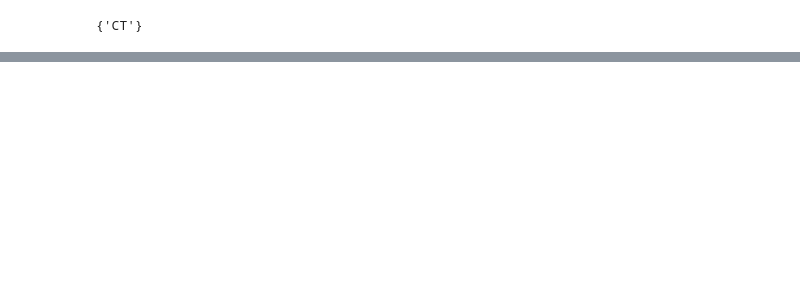
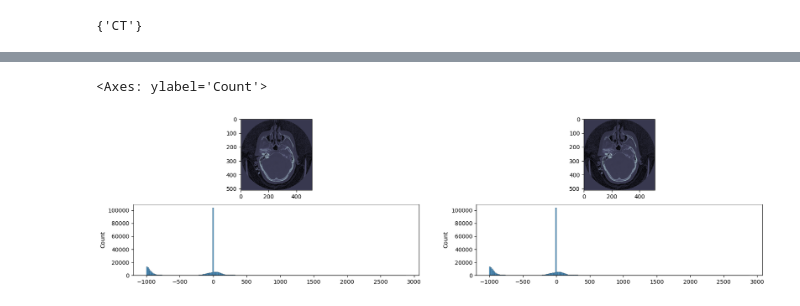
Before and after one commit to moyaser315/medsam-dicom, a Jupyter notebook: notebooks/dicom_processing.ipynb, the cells around one changed output, grey strips where cells are left out. Drawn from its saved outputs; the diff is of its cells as text; code cells hidden in the pictures; blank space fills up the shorter version.

```diff
--- a/notebooks/dicom_processing.ipynb
+++ b/notebooks/dicom_processing.ipynb
@@ -108,0 +128,12 @@ for file i
+# %%
+def free_air(pixels):
+    pixels[pixels<=-1000]=0
+    return pixels
+# %%
+def turn_hu(files: list[pydicom.FileDataset]):
+    pixels = np.stack([i.pixel_array.astype(np.int16).copy() for i in files])
+    pixels = free_air(pixels)
+    print(pixels.shape, pixels.dtype)
+    for i in range(len(files)):
+        pixels[i]+= np.int16(files[i].RescaleIntercept)
+    return np.array(pixels)
@@ -108,0 +144,9 @@ for file i
+# %%
+fig,ax = plt.subplots(2,2,figsize = (20,5))
+ax[0,0].imshow(files[7].pixel_array, cmap="bone")
+sns.histplot(files[7].pixel_array.flatten(),ax=ax[1,0])
+ax[0,1].imshow(hu_files[7], cmap="bone")
+sns.histplot(hu_files[7].flatten(),ax=ax[1,1])
+# %% [output]
+<Axes: ylabel='Count'>
+[figure, added]
```
Also changed, not shown: parts of 7 cells of this notebook.
